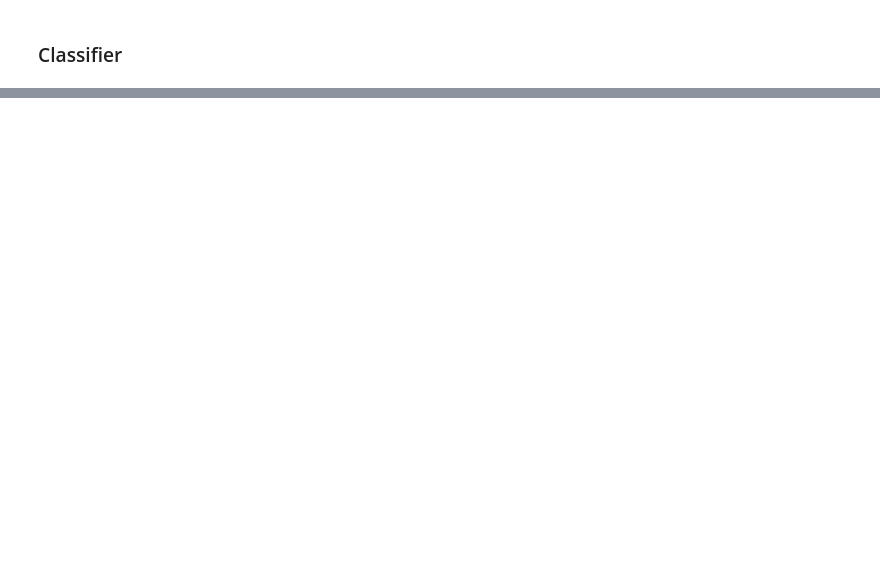
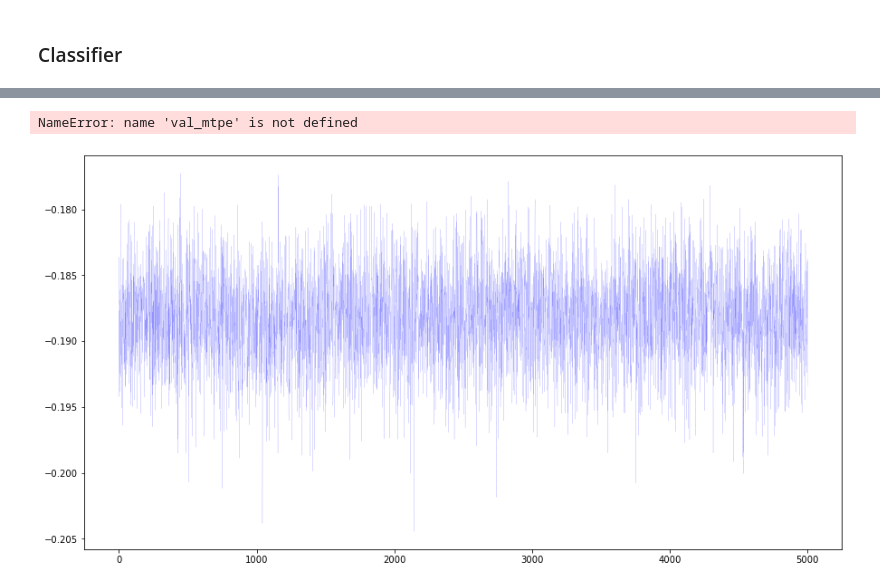
Before and after one commit to ruibone/AUO_aging_test, a Jupyter notebook: AUO aging test/AUO_aging/3_4_XGBoost.ipynb, the cells around one changed output, grey strips where cells are left out. Saved outputs shown, nothing was run; the diff lists cells and outputs as text; code cells hidden in the pictures; blank space fills up the shorter version.

```diff
--- a/AUO aging test/AUO_aging/3_4_XGBoost.ipynb
+++ b/AUO aging test/AUO_aging/3_4_XGBoost.ipynb
@@ -161,0 +228,17 @@ table_set1
+# %%
+#####Optimization#####
+start = time.time()
+
+study = optuna.create_study(sampler = optuna.samplers.TPESampler(multivariate = True), direction = 'maximize')
+#TPE, Random, Grid, CmaEs
+study.optimize(objective, n_trials = 5000, show_progress_bar = True, gc_after_trial = True) #n_trials or timeout
+
+print(f"Sampler is {study.sampler.__class__.__name__}")
+print('Number of finished trials:', len(study.trials))
+print('Best trial:', study.best_trial.params)
+
+with open('tmp.data', 'wb') as f:
+    pickle.dump(study, f)
+
+end = time.time()
+print("\nRun Time：%f seconds" % (end - start))
@@ -161,0 +299,14 @@ table_set1
+# %%
+##### top 50 hyper-parameters#####
+all_value = []
+[all_value.append(x.values) for x in study.trials]
+val = np.array(all_value)
+best_val = np.flip(val.argsort(axis = 0))[0:25]
+val_table = pd.DataFrame()
+for i in best_val:
+    temp_table = pd.DataFrame(pd.Series(study.trials[i[0]].params)).T
+    temp_table['value'] = study.trials[i[0]].value
+    val_table = pd.concat([val_table, temp_table])
+
+val_table = val_table.reset_index(drop = True)
+val_table
@@ -161,0 +331,16 @@ table_set1
+# %%
+#####value loss plot#####
+val_tpe = val
+#val_mtpe = val
+
+fig = plt.figure(figsize = (15,8))
+plt.plot(val_tpe, 'b--', linewidth = 0.1, label = 'TPE')
+plt.plot(val_mtpe, 'r--', linewidth = 0.1, label = 'MTPE')
+plt.title('Optimized Values of XGBoost Regressor (aging rate)')
+plt.xlabel('Iterations')
+plt.ylabel('Values')
+#plt.ylim((0.94, 0.97))
+plt.legend(loc = 'lower right', frameon = False)
+# %% [output]
+NameError: name 'val_mtpe' is not defined
+[figure, added]
```
Also changed, not shown: parts of 21 cells of this notebook, 27 other files.
